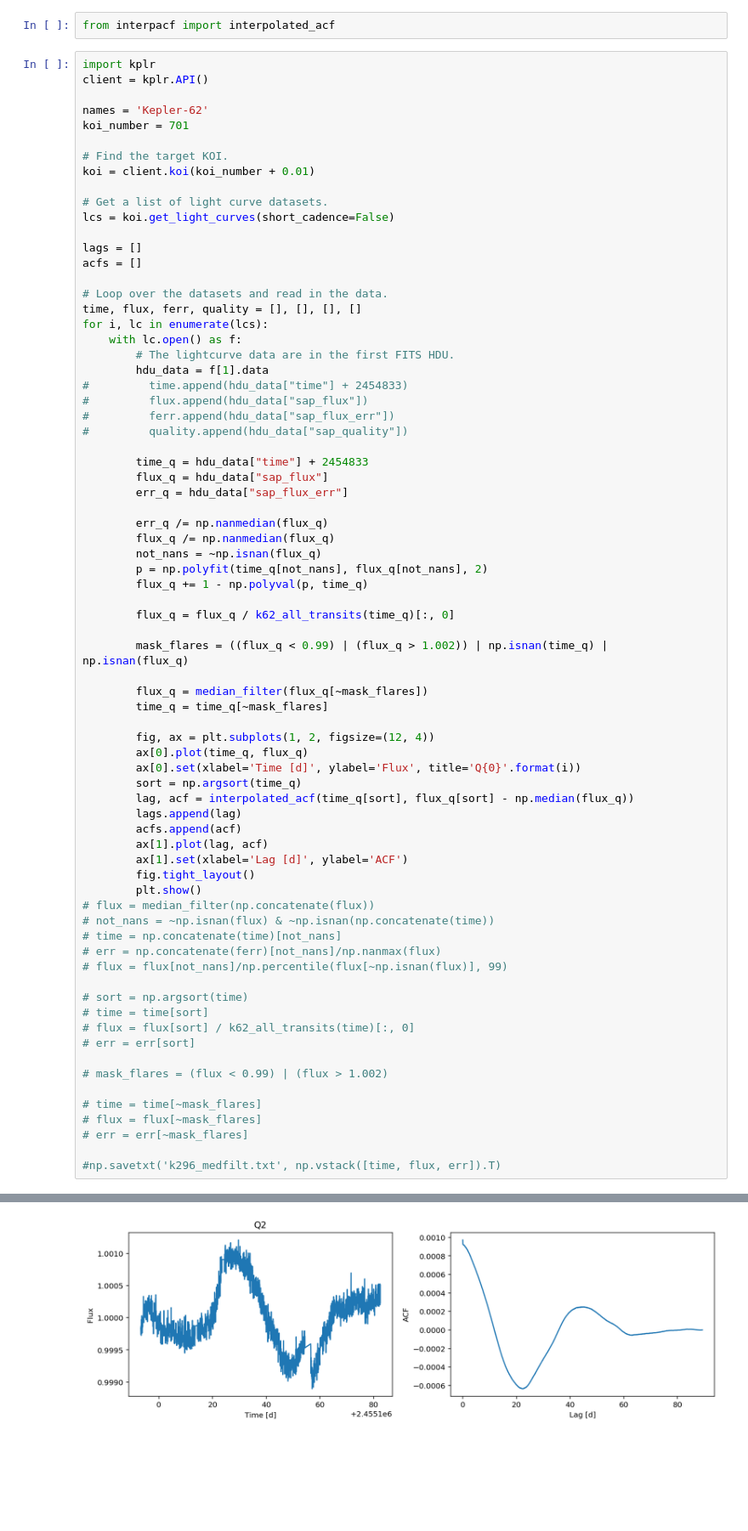
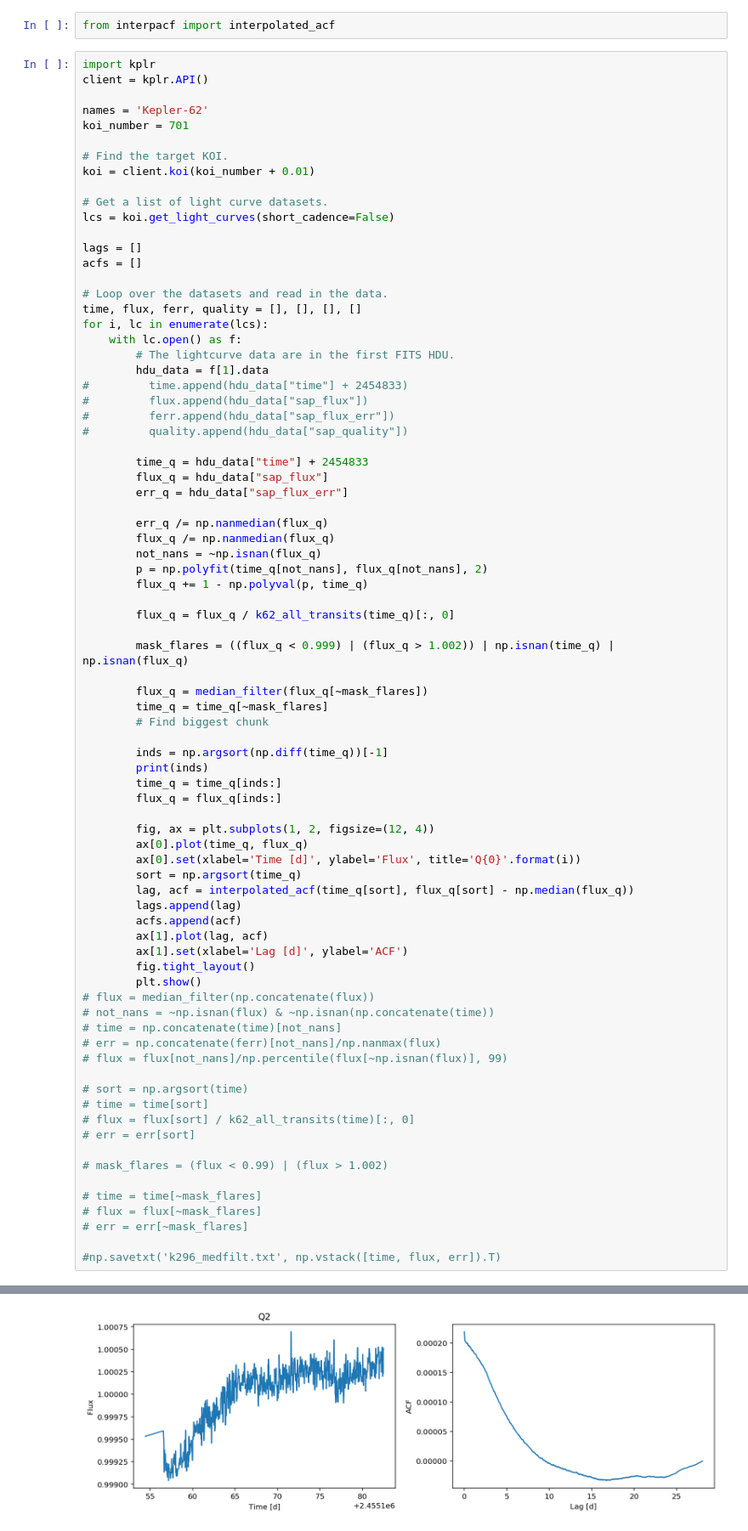
Before and after one commit to bmorris3/libra, a Jupyter notebook: notebooks/k62_acf.ipynb, the cells around one changed output, grey strips where cells are left out. Shown at 85% size. Cells and saved outputs as stored; diff of their text form; blank space fills up the shorter version.

```diff
--- a/notebooks/k62_acf.ipynb
+++ b/notebooks/k62_acf.ipynb
@@ -59,10 +59,16 @@ for i, lc in enumerate(lcs):
 
         flux_q = flux_q / k62_all_transits(time_q)[:, 0]
 
-        mask_flares = ((flux_q < 0.99) | (flux_q > 1.002)) | np.isnan(time_q) | np.isnan(flux_q)
+        mask_flares = ((flux_q < 0.999) | (flux_q > 1.002)) | np.isnan(time_q) | np.isnan(flux_q)
 
         flux_q = median_filter(flux_q[~mask_flares])
         time_q = time_q[~mask_flares]
+        # Find biggest chunk
+
+        inds = np.argsort(np.diff(time_q))[-1]
+        print(inds)
+        time_q = time_q[inds:]
+        flux_q = flux_q[inds:]
 
         fig, ax = plt.subplots(1, 2, figsize=(12, 4))
         ax[0].plot(time_q, flux_q)
@@ -99 +108 @@ for i, lc in enumerate(lcs):
-[figure, old version]
+[figure, new version]
```
Also changed, not shown: parts of 3 cells of this notebook.
